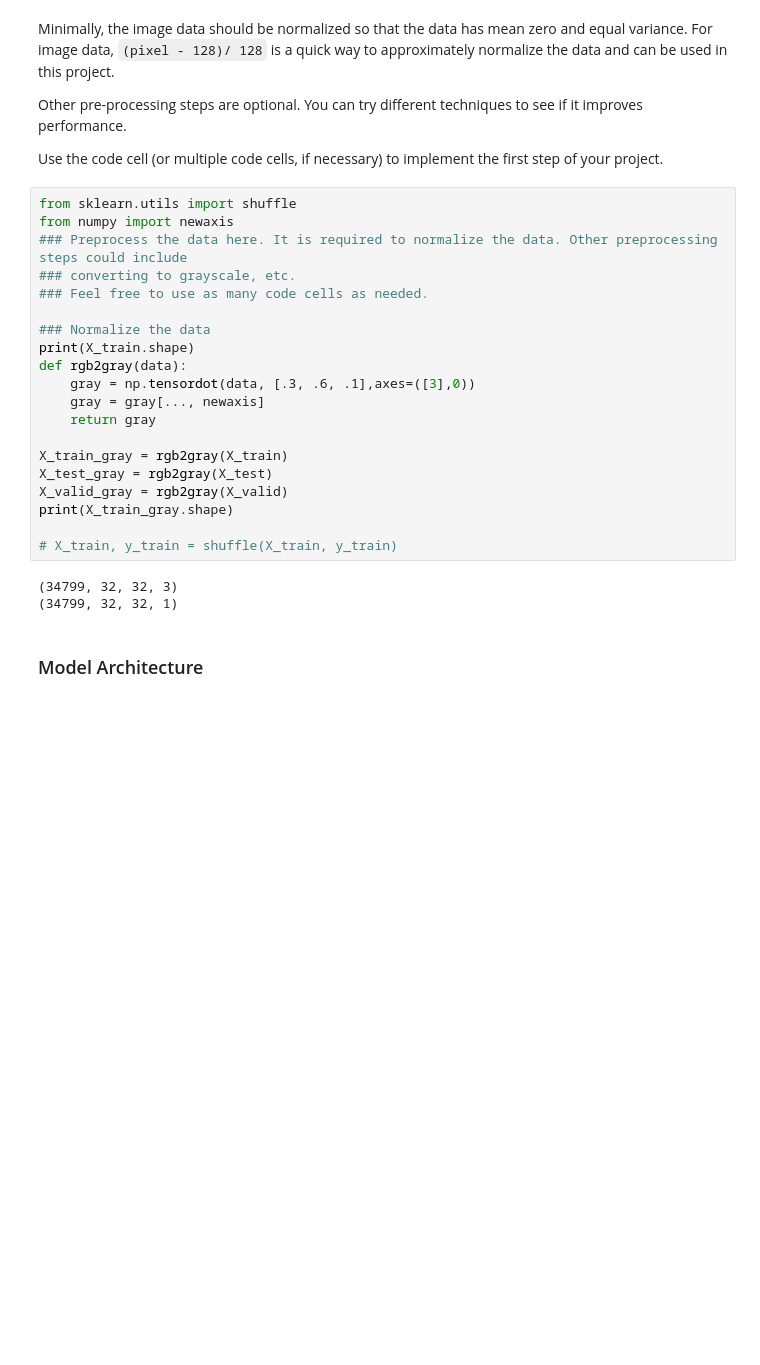
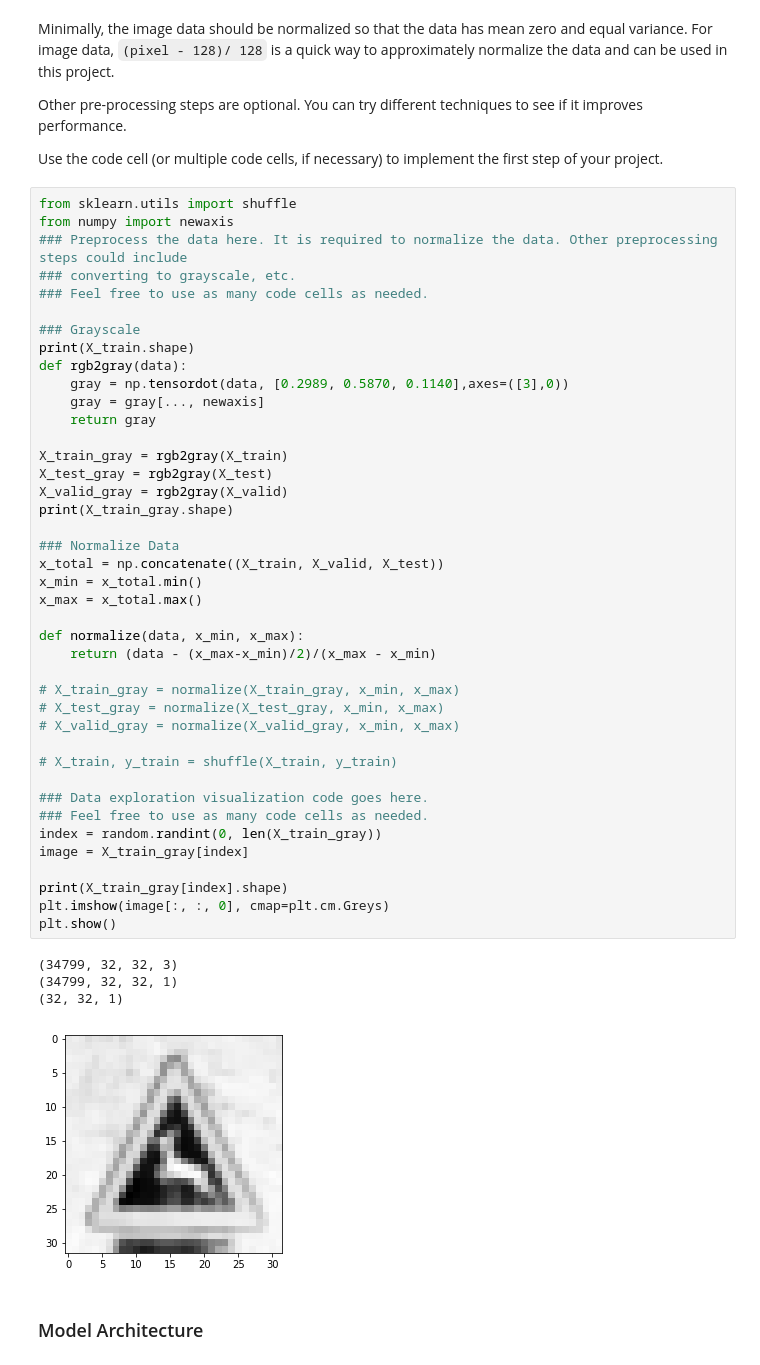
Before and after one commit to suprnrdy/CarND-Traffic-Sign-Classifier-Project, a Jupyter notebook: Traffic_Sign_Classifier.ipynb, the cells around one changed output. Cells and saved outputs as stored; diff of their text form; blank space fills up the shorter version.

Commit message:
Modified file to get up to 94% accuracy on sample data

```diff
--- a/Traffic_Sign_Classifier.ipynb
+++ b/Traffic_Sign_Classifier.ipynb
@@ -148,26 +150,49 @@ Use the code cell (or multiple code cells, if necessary) to implement the first
 # %%
 from sklearn.utils import shuffle
 from numpy import newaxis
 ### Preprocess the data here. It is required to normalize the data. Other preprocessing steps could include
 ### converting to grayscale, etc.
 ### Feel free to use as many code cells as needed.
 
-### Normalize the data
+### Grayscale
 print(X_train.shape)
 def rgb2gray(data):
-    gray = np.tensordot(data, [.3, .6, .1],axes=([3],0))
+    gray = np.tensordot(data, [0.2989, 0.5870, 0.1140],axes=([3],0))
     gray = gray[..., newaxis]
     return gray
 
 X_train_gray = rgb2gray(X_train)
 X_test_gray = rgb2gray(X_test)
 X_valid_gray = rgb2gray(X_valid)
 print(X_train_gray.shape)
 
+### Normalize Data
+x_total = np.concatenate((X_train, X_valid, X_test))
+x_min = x_total.min()
+x_max = x_total.max()
+
+def normalize(data, x_min, x_max):
+    return (data - (x_max-x_min)/2)/(x_max - x_min)
+
+# X_train_gray = normalize(X_train_gray, x_min, x_max)
+# X_test_gray = normalize(X_test_gray, x_min, x_max)
+# X_valid_gray = normalize(X_valid_gray, x_min, x_max)
+
 # X_train, y_train = shuffle(X_train, y_train)
+
+### Data exploration visualization code goes here.
+### Feel free to use as many code cells as needed.
+index = random.randint(0, len(X_train_gray))
+image = X_train_gray[index]
+
+print(X_train_gray[index].shape)
+plt.imshow(image[:, :, 0], cmap=plt.cm.Greys)
+plt.show()
 # %% [output]
 (34799, 32, 32, 3)
 (34799, 32, 32, 1)
+(32, 32, 1)
+[figure, added]
 # %% [markdown]
 ### Model Architecture
 # %%
```
Also changed, not shown: parts of 6 cells of this notebook.
